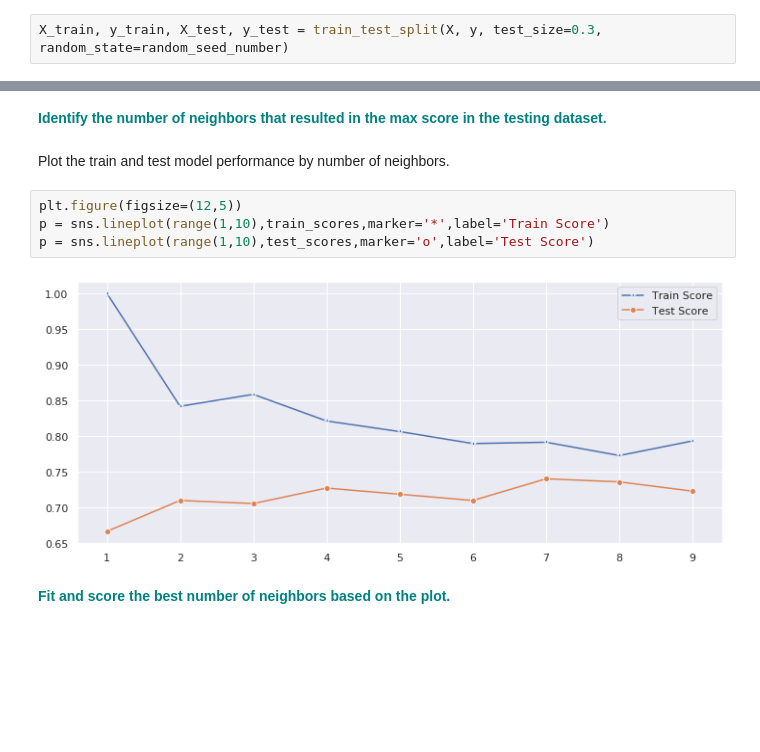
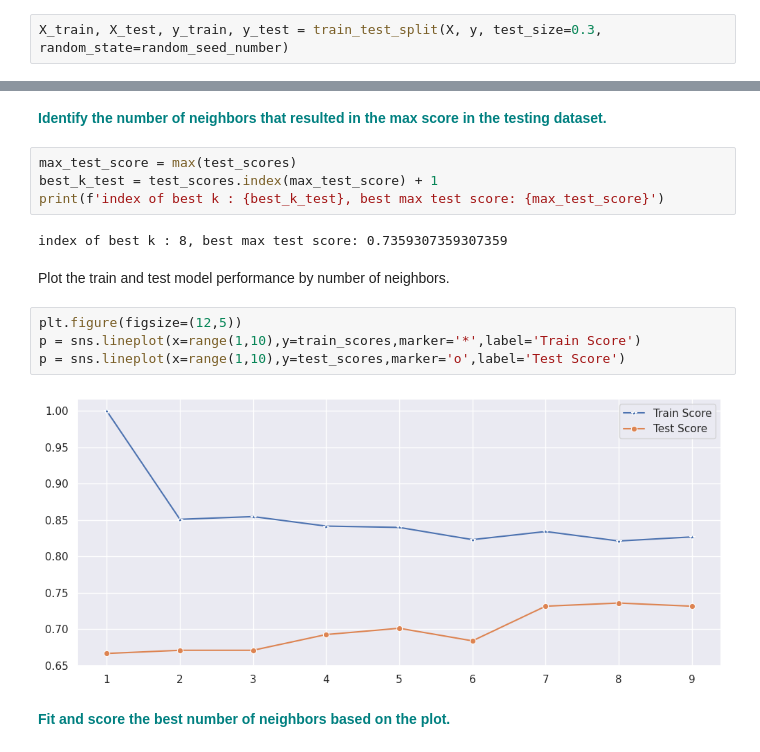
Before and after one commit to blue-santa/sprinboard-data-science-2026, a Jupyter notebook: 17-machine-learning-applications/02-model-optimization/GridSearchKNN_Case_Study.ipynb, the cells around one changed output, grey strips where cells are left out. Saved outputs shown, nothing was run; the diff lists cells and outputs as text; blank space fills up the shorter version.

```diff
--- a/17-machine-learning-applications/02-model-optimization/GridSearchKNN_Case_Study.ipynb
+++ b/17-machine-learning-applications/02-model-optimization/GridSearchKNN_Case_Study.ipynb
@@ -119,7 +121,7 @@ X = diabetes_data.drop(columns=['Outcome'])
 # %% [markdown]
 **<font color='teal'> Create a 70/30 train and test split. </font>**
 # %%
-X_train, y_train, X_test, y_test = train_test_split(X, y, test_size=0.3, random_state=random_seed_number)
+X_train, X_test, y_train, y_test = train_test_split(X, y, test_size=0.3, random_state=random_seed_number)
 # %% [markdown]
 **<font color='teal'> Using Sklearn, standarize the magnitude of the features by scaling the values. </font>**
 # %% [markdown]
@@ -153,12 +189,18 @@ for i in range(1,10):
 # %% [markdown]
 **<font color='teal'> Identify the number of neighbors that resulted in the max score in the testing dataset. </font>**
+# %%
+max_test_score = max(test_scores)
+best_k_test = test_scores.index(max_test_score) + 1
+print(f'index of best k : {best_k_test}, best max test score: {max_test_score}')
+# %% [output]
+index of best k : 8, best max test score: 0.7359307359307359
 # %% [markdown]
 Plot the train and test model performance by number of neighbors.
 # %%
 plt.figure(figsize=(12,5))
-p = sns.lineplot(range(1,10),train_scores,marker='*',label='Train Score')
-p = sns.lineplot(range(1,10),test_scores,marker='o',label='Test Score')
+p = sns.lineplot(x=range(1,10),y=train_scores,marker='*',label='Train Score')
+p = sns.lineplot(x=range(1,10),y=test_scores,marker='o',label='Test Score')
 # %% [output]
-[figure, old version]
+[figure, new version]
 # %% [markdown]
 **<font color='teal'> Fit and score the best number of neighbors based on the plot. </font>**
```
Also changed, not shown: parts of 14 cells of this notebook.
